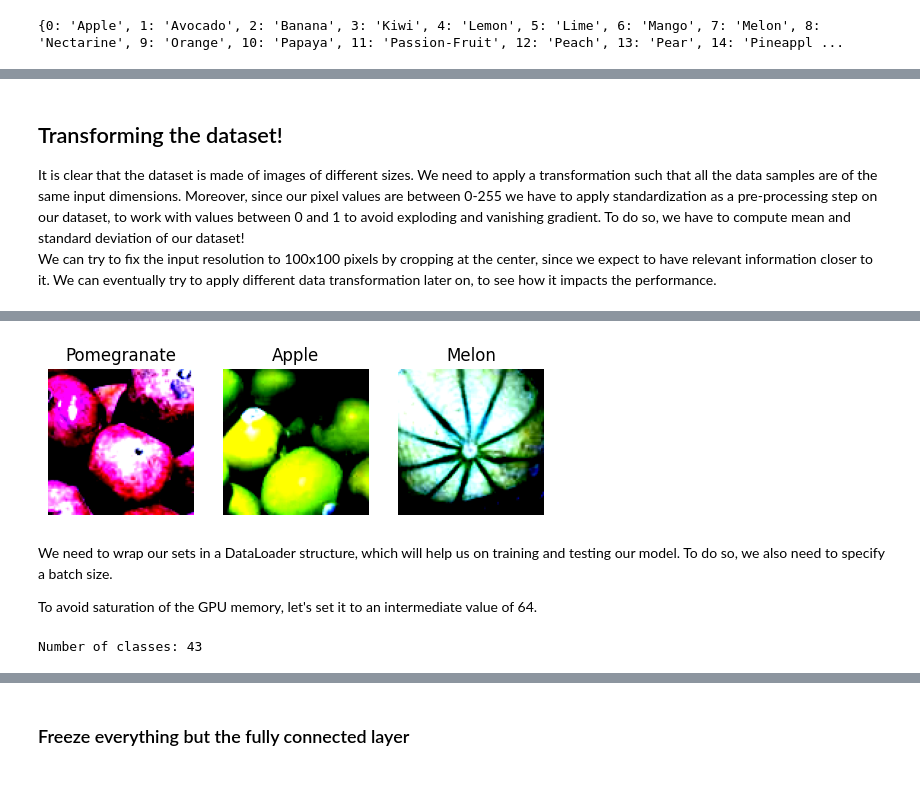
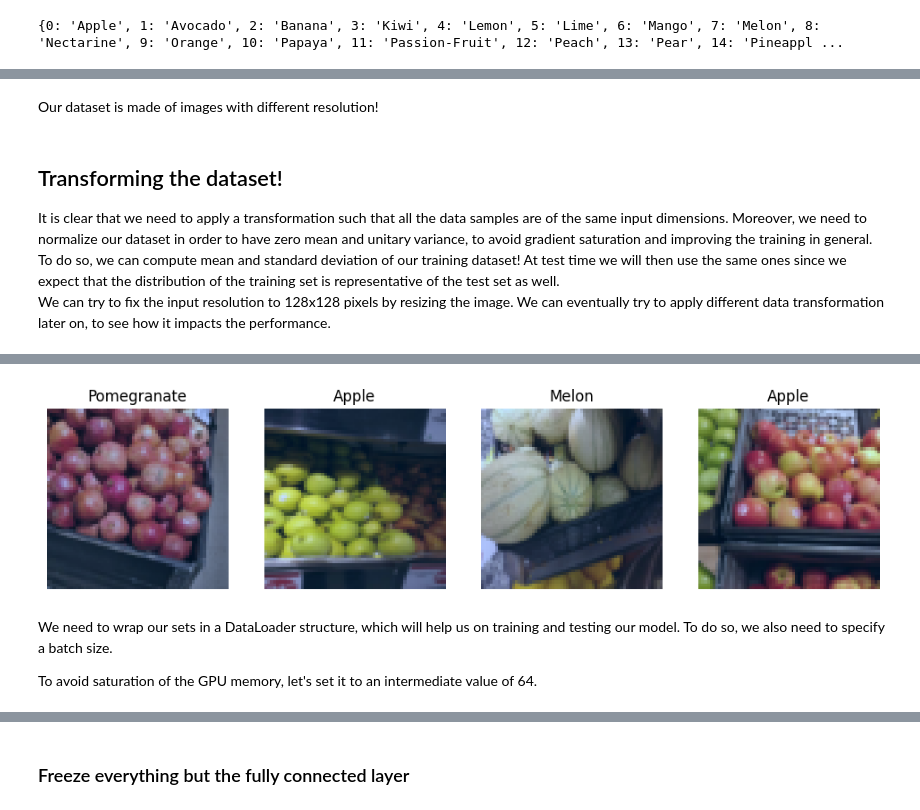
Before and after one commit to ncridlig/IPCV-UniBo, a Jupyter notebook: module2/assignment_module_2.ipynb, the cells around one changed output, grey strips where cells are left out. Saved outputs shown, nothing was run; the diff lists cells and outputs as text; code cells hidden in the pictures; blank space fills up the shorter version.

Commit message:
Assignment module 2
Hopefully the final version of it. I canceled the model weights, we dont need them

```diff
--- a/module2/assignment_module_2.ipynb
+++ b/module2/assignment_module_2.ipynb
@@ -279 +240,20 @@ def mean_std(DatasetClass, size):
+# %%
+def mean_std(dataset):
+
+  # Initialize variables to calculate the mean and std
+  mean =[]
+  std = []
+
+  # Iterate through the dataset
+  for image, _ in dataset:
+      # Convert image to numpy array and reshape to (C, H*W)
+      image = image.numpy()
+
+      mean.append(image.mean(axis=(1,2)))
+      std.append(image.std(axis=(1,2)))
+
+  mean = np.mean(np.array(mean), axis=0)
+  std = np.mean(np.array(std), axis=0)
+
+  return mean, std
 # %% [markdown]
@@ -366,13 +435,17 @@ for i, idx in enumerate([1024, 6, 524]): # plotting different images of the trai
+# %% [markdown]
+Our dataset is made of images with different resolution!
 # %% [markdown]
 ## Transforming the dataset!
-It is clear that the dataset is made of images of different sizes. We need to apply a transformation such that all the data samples are of the same input dimensions. Moreover, since our pixel values are between 0-255 we have to apply standardization as a pre-processing step on our dataset, to work with values between 0 and 1 to avoid exploding and vanishing gradient. To do so, we have to compute mean and standard deviation of our dataset!
-We can try to fix the input resolution to 100x100 pixels by cropping at the center, since we expect to have relevant information closer to it. We can eventually try to apply different data transformation later on, to see how it impacts the performance.
+It is clear that we need to apply a transformation such that all the data samples are of the same input dimensions. Moreover, we need to normalize our dataset in order to have zero mean and unitary variance, to avoid gradient saturation and improving the training in general. To do so, we can compute mean and standard deviation of our training dataset! At test time we will then use the same ones since we expect that the distribution of the training set is representative of the test set as well.
+We can try to fix the input resolution to 128x128 pixels by resizing the image. We can eventually try to apply different data transformation later on, to see how it impacts the performance.
 # %%
-mean, std = mean_std(GroceryStoreDataset, 100)
+mean, std = mean_std(train_dataset)
+
+size = 64
 
 transform = T.Compose([
+    T.Resize((size,size)),
     T.ToTensor(),
-    T.CenterCrop((100,100)),
     T.Normalize(mean=mean, std=std)
 ])
 
@@ -380,11 +453,5 @@ train_dataset = GroceryStoreDataset(split='train', transform=transform)
 val_dataset = GroceryStoreDataset(split='val', transform=transform)
 test_dataset = GroceryStoreDataset(split='test', transform=transform)
 
-_, ax = plt.subplots(1, 3)
-
-for i, idx in enumerate([1024, 6, 524]):
-    img, label = train_dataset[idx]
-    ax[i].imshow(img.permute(1, 2, 0))
-    ax[i].set_title(label_to_name.get(label))
-    ax[i].axis("off")
+plot_data(train_dataset, size=size, normalization=True)
 # %% [output]
@@ -394,26 +461,5 @@ WARNING:matplotlib.image:Clipping input data to the valid range for imshow with
-[figure, old version]
+[figure, new version]
 # %% [markdown]
 We need to wrap our sets in a DataLoader structure, which will help us on training and testing our model. To do so, we also need to specify a batch size.
 
 To avoid saturation of the GPU memory, let's set it to an intermediate value of 64.
-# %%
-batch_size = 64
-
-train_dl = DataLoader(
-    train_dataset,
-    batch_size=batch_size,
-    shuffle=True
-)
-val_dl = DataLoader(
-    val_dataset,
-    batch_size=batch_size
-)
-test_dl = DataLoader(
-    test_dataset,
-    batch_size=batch_size
-)
-
-n_classes = train_dataset.get_num_classes()
-print(f"Number of classes: {n_classes}")
-# %% [output]
-Number of classes: 43
```
Also changed, not shown: parts of 168 cells of this notebook, 3 other files.
